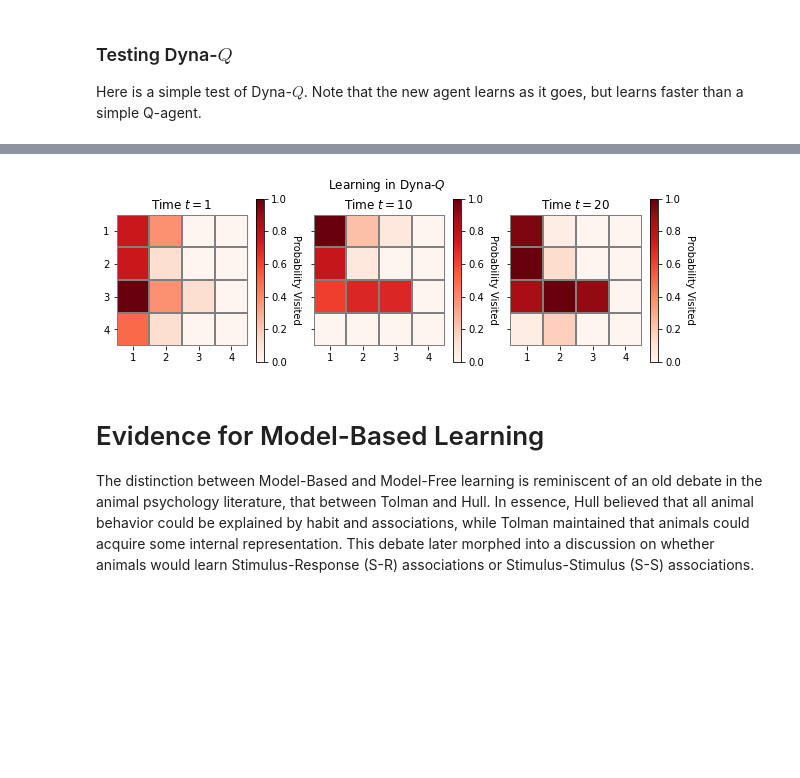
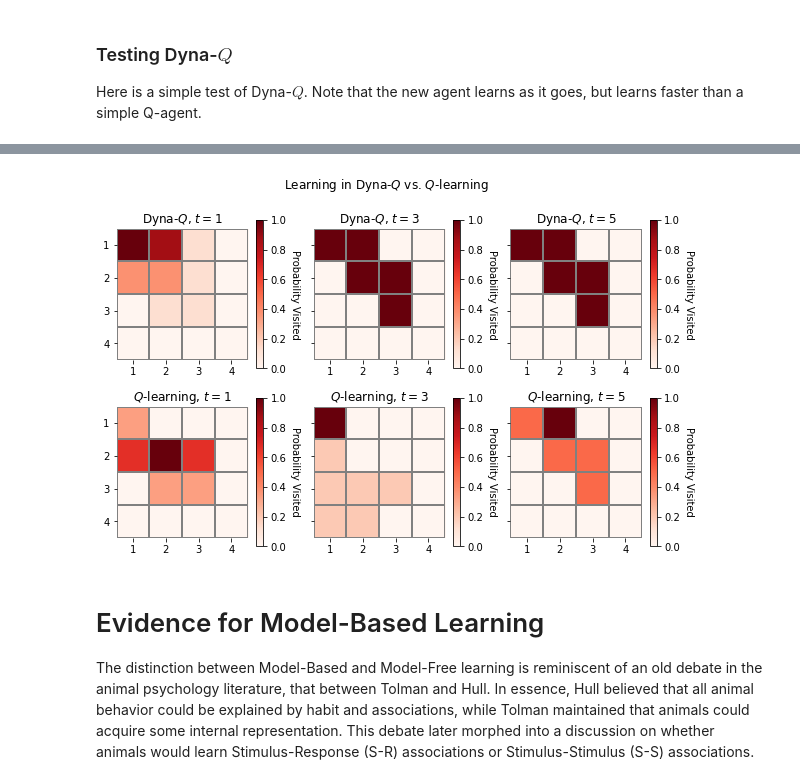
Before and after one commit to TheRealDrDre/CompCogNeuro, a Jupyter notebook: RL/RL4_modelbased.ipynb, the cells around one changed output, grey strips where cells are left out. Drawn from its saved outputs; the diff is of its cells as text; code cells hidden in the pictures; blank space fills up the shorter version.

```diff
--- a/RL/RL4_modelbased.ipynb
+++ b/RL/RL4_modelbased.ipynb
@@ -327,12 +327,13 @@ class DynaQ():
         self.alpha = alpha         # Learning rate
         self.gamma = gamma         # Temporal discounting
         self.actions = actions     # Set of possible actions (provide those of Maze.ACTIONS)
+        self.n = 100               # Num of planning steps
 
 
-    def planning(self, n=10):
+    def planning(self):
         """Plans ahead and learns the Q-table"""
         if len(self.S.keys()) > 0:
-            for j in range(n):
+            for j in range(self.n):
                 start = random.choice(tuple(self.S.keys()))
                 state2, reward2 = self.S[start]
                 action2 = random.choice(self.actions)
@@ -343,7 +344,7 @@ class DynaQ():
     def policy(self, state):
         """Selects an action with a epsilon-greedy policy"""
         # First, plan ahead with the basic environment as we know it
-        self.planning(n=10)
+        self.planning()
 
         # Then, proceed with selecting an action
         if random.random() < self.epsilon:
@@ -428,23 +433,44 @@ plt.show()
 # %%
 m = Maze()
-a = DynaQ()
+dq = DynaQ()
 
-fig, axs = plt.subplots(1, 3, figsize=(10,3))
+fig, axs = plt.subplots(2, 3, figsize=(10,6))
 
-for x in axs:
+for x in axs.flatten():
     x.label_outer()
 
-h1 = run_trials(m, a, 1)
-h2 = run_trials(m, a, 9)
-h3 = run_trials(m, a, 20)
+h1 = run_trials(m, dq, 1)
 
-plot_history(h1, ax=axs[0], title=r"Time $t=1$")
-plot_history(h2, ax=axs[1], title=r"Time $t=10$")
-plot_history(h3, ax=axs[2], title=r"Time $t=20$")
-fig.suptitle(r"Learning in Dyna-$Q$")
+run_trials(m, dq, 1)
+h2 = run_trials(m, dq, 1)
+
+run_trials(m, dq, 1)
+h3 = run_trials(m, dq, 1)
+
+plot_history(h1, ax=axs[0,0], title=r"Dyna-$Q$, $t=1$")
+plot_history(h2, ax=axs[0,1], title=r"Dyna-$Q$, $t=3$")
+plot_history(h3, ax=axs[0,2], title=r"Dyna-$Q$, $t=5$")
+
+ql = DynaQ()
+ql.n = 0   # Sets model-based planning step to zero.
+
+h4 = run_trials(m, ql, 1)
+
+run_trials(m, ql, 1)
+h5 = run_trials(m, ql, 1)
+
+run_trials(m, ql, 1)
+h6 = run_trials(m, ql, 1)
+
+plot_history(h4, ax=axs[1,0], title=r"$Q$-learning, $t=1$")
+plot_history(h5, ax=axs[1,1], title=r"$Q$-learning, $t=3$")
+plot_history(h6, ax=axs[1,2], title=r"$Q$-learning, $t=5$")
+
+fig.suptitle(r"Learning in Dyna-$Q$ vs. $Q$-learning")
+#fig.tight_layout()
 plt.savefig("figures/dynaq_learning.png")
 # %% [output]
-[figure, old version]
+[figure, new version]
 # %% [markdown]
 # Evidence for Model-Based Learning
 
```
Also changed, not shown: parts of 2 cells of this notebook, 10 other files.
